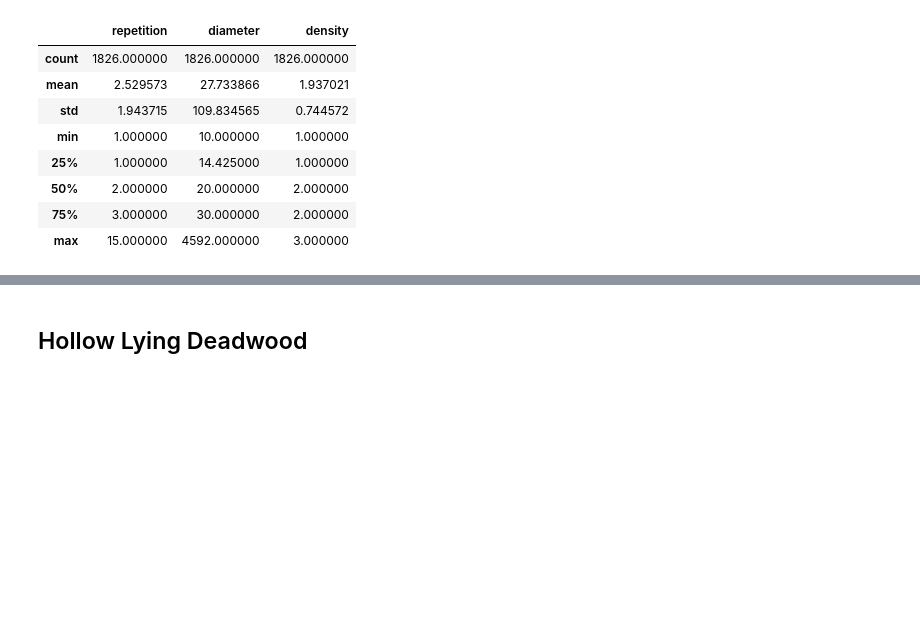
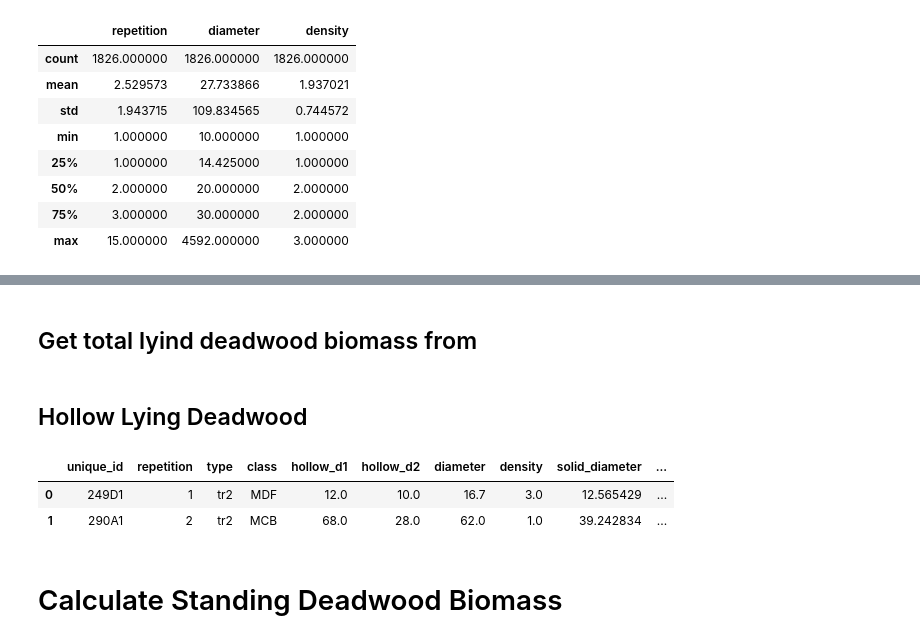
Before and after one commit to rnvllflores/ERRCalculator, a Jupyter notebook: notebooks/02_carbon_stock/03_deadwood_biomass.ipynb, the cells around one changed output, grey strips where cells are left out. Drawn from its saved outputs; the diff is of its cells as text; code cells hidden in the pictures; blank space fills up the shorter version.

```diff
--- a/notebooks/02_carbon_stock/03_deadwood_biomass.ipynb
+++ b/notebooks/02_carbon_stock/03_deadwood_biomass.ipynb
@@ -241,4 +414,20 @@ ldw.head(2)
 | 0 | 308D2 | 1 | tr1 | FC | 16.5 | 3.0 | 3.35875 | 0.705337 |
 | 1 | 308D2 | 2 | tr1 | FC | 18.3 | 3.0 | 4.13154 | 0.867623 |
+# %% [markdown]
+## Get total lyind deadwood biomass from
 # %% [markdown]
 ## Hollow Lying Deadwood
+# %%
+ldw_hollow = get_solid_diamter(ldw_hollow, "hollow_d1", "hollow_d2", "diameter")
+# %%
+ldw_hollow = vmd0002_eq7(ldw_hollow, "solid_diameter")
+# %%
+ldw_hollow = vmd0002_eq8(ldw_hollow, "density")
+# %%
+ldw_hollow.head(2)
+# %% [output]
+|  | unique_id | repetition | type | class | hollow_d1 | hollow_d2 | diameter | density | solid_diameter | ... |
+| 0 | 249D1 | 1 | tr2 | MDF | 12.0 | 10.0 | 16.7 | 3.0 | 12.565429 | ... |
+| 1 | 290A1 | 2 | tr2 | MCB | 68.0 | 28.0 | 62.0 | 1.0 | 39.242834 | ... |
+# %% [markdown]
+# Calculate Standing Deadwood Biomass
```
Also changed, not shown: parts of 62 cells of this notebook, 1 other file.
